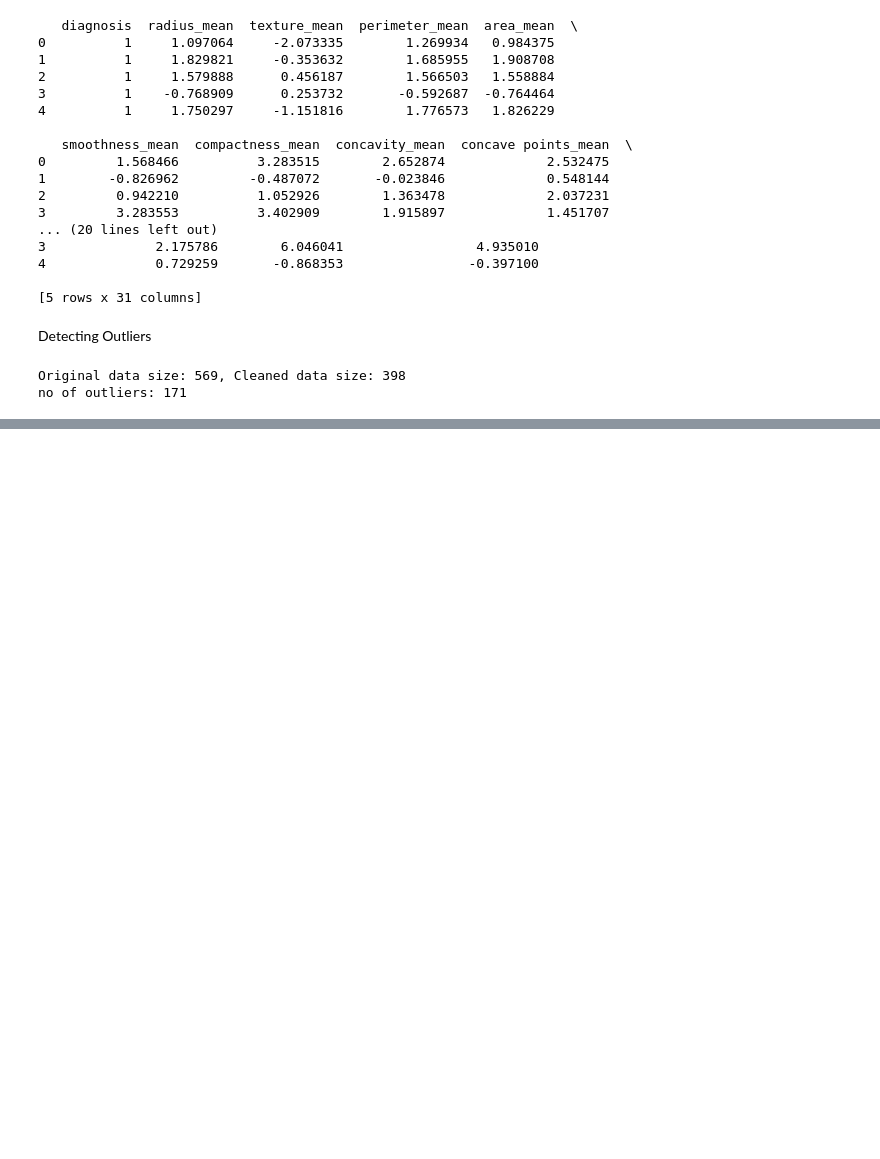
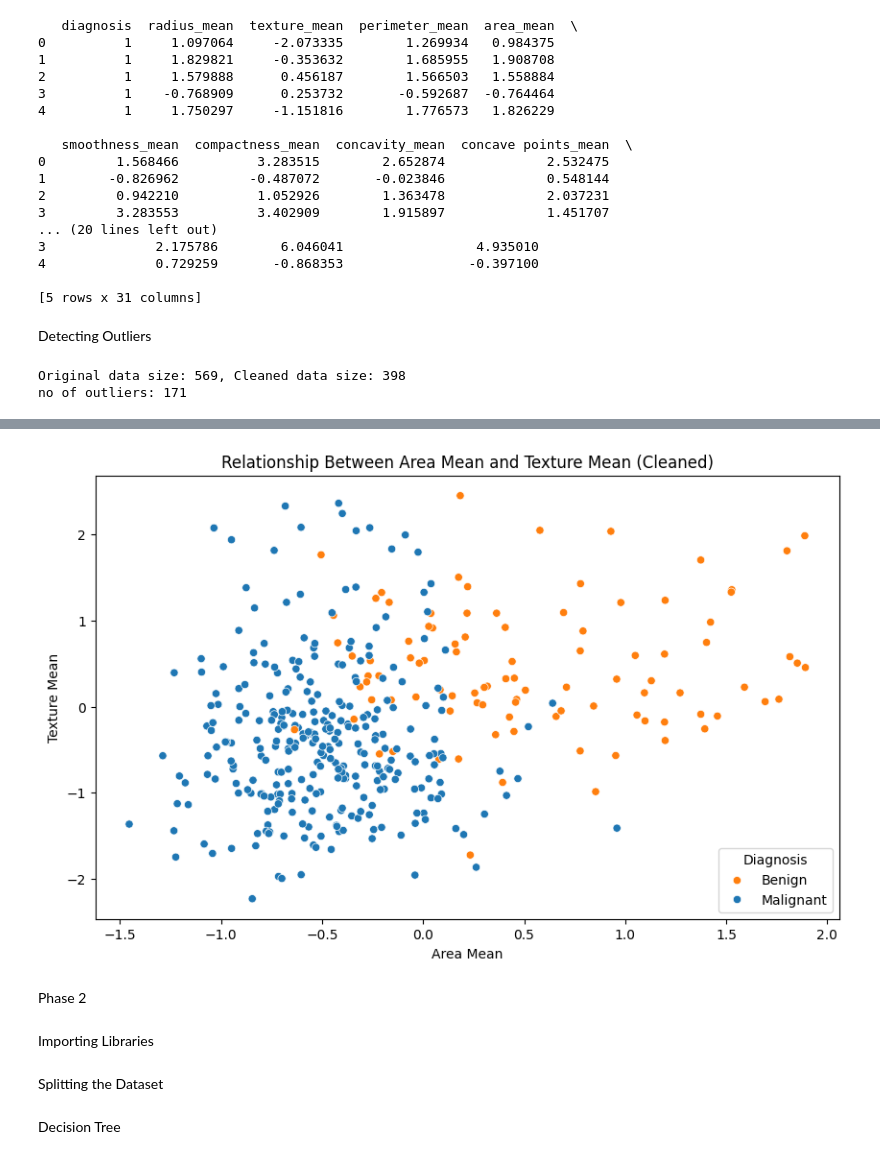
Before and after one commit to ZiadAssem/Breast-Cancer-Prediction, a Jupyter notebook: prediction.ipynb, the cells around one changed output, grey strips where cells are left out. Cells and saved outputs as stored; diff of their text form; code cells hidden in the pictures; blank space fills up the shorter version.

```diff
--- a/prediction.ipynb
+++ b/prediction.ipynb
@@ -135,0 +172,15 @@ no of outliers: 171
+# %%
+# Scatter plot to visualize relationships between two variables in the cleaned dataset
+plt.figure(figsize=(10, 6))
+sns.scatterplot(data=cleaned_data, x='area_mean', y='texture_mean', hue='diagnosis')
+plt.title('Relationship Between Area Mean and Texture Mean (Cleaned)')
+plt.xlabel('Area Mean')
+plt.ylabel('Texture Mean')
+plt.legend(title='Diagnosis', labels=['Benign', 'Malignant'])
+plt.show()
+# %% [output]
+[figure, added]
+# %% [markdown]
+Phase 2
+# %% [markdown]
+Importing Libraries
@@ -135,0 +203,2 @@ no of outliers: 171
+# %% [markdown]
+Splitting the Dataset
@@ -135,0 +209,2 @@ no of outliers: 171
+# %% [markdown]
+Decision Tree
```
Also changed, not shown: parts of 19 cells of this notebook.
